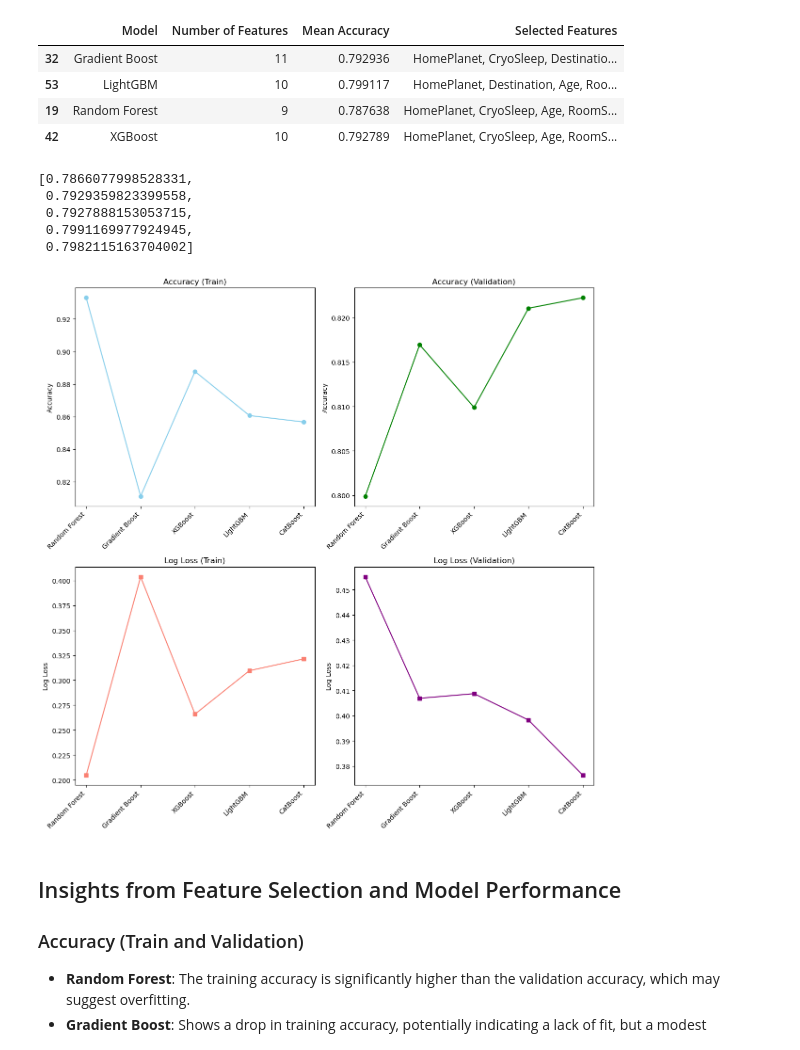
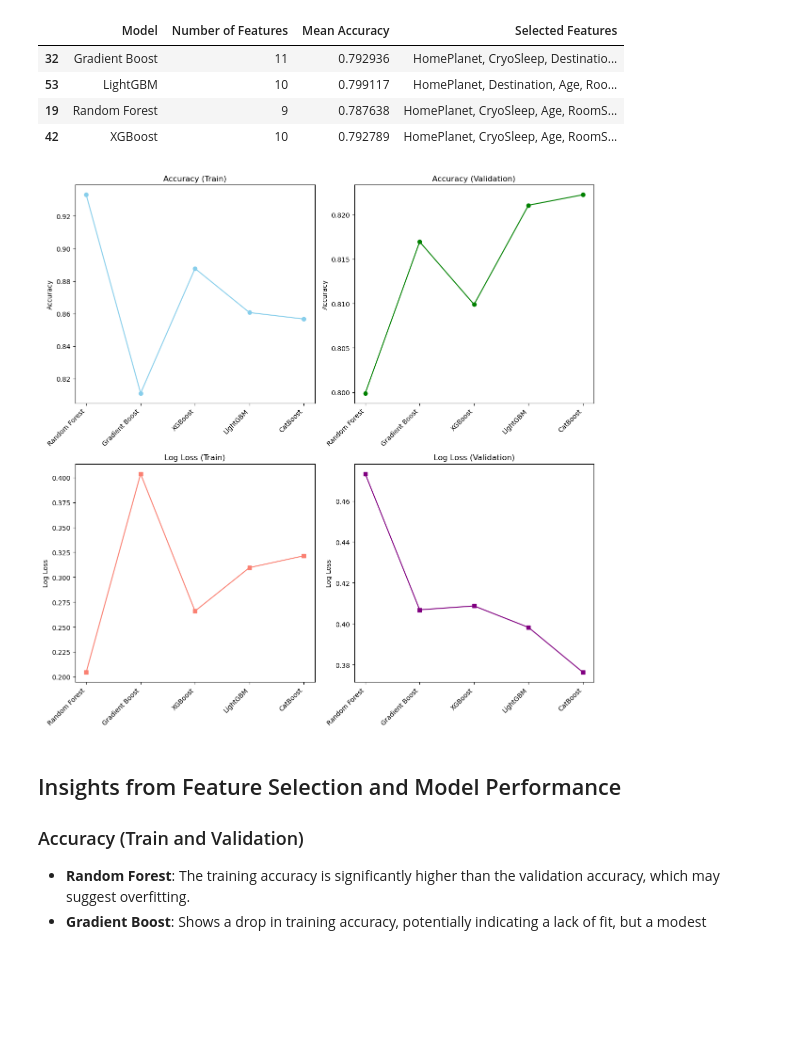
Before and after one commit to Greywolfie01/ML-Project, a Jupyter notebook: Decision_trees.ipynb, the cells around one changed output. Cells and saved outputs as stored; diff of their text form; code cells hidden in the pictures; blank space fills up the shorter version.

Commit message:
Only add final graphs

```diff
--- a/Decision_trees.ipynb
+++ b/Decision_trees.ipynb
@@ -546,19 +546,17 @@ X_cv = decision_tree_df[all_features]
 y_cv = decision_tree_df['Transported'].astype(int)  # Ensure that target is integer encoded
 
 # Initialize CatBoost with the appropriate parameters, including the categorical features
-cb_model = CatBoostClassifier(
+cb_model_pool = CatBoostClassifier(
     silent=True,
     cat_features=categorical_cols  # Specify which features are categorical
 )
 
 # Perform cross-validation using CatBoost's Pool to handle categorical features
-cv_accuracies = cross_val_score(cb_model, X_cv, y_cv, cv=5, scoring='accuracy')
+cv_accuracies = cross_val_score(cb_model_pool, X_cv, y_cv, cv=5, scoring='accuracy')
 cv_mean_accuracy = np.mean(cv_accuracies)
 
 # Store the cross-validation accuracy
 metrics['Accuracy (CV)'].append(cv_mean_accuracy)
-
-display(metrics['Accuracy (CV)'])
 
 # Convert predictions from strings to booleans if necessary
 cb_y_train_pred = [True if pred == 'True' else False for pred in cb_y_train_pred]
@@ -574,39 +572,34 @@ model_indices = range(len(metrics["Model"]))
 axs[0, 0].plot(model_indices, metrics["Accuracy (Train)"], marker='o', linestyle='-', color='skyblue')
 axs[0, 0].set_title('Accuracy (Train)')
 axs[0, 0].set_xticks(model_indices)
 axs[0, 0].set_xticklabels(metrics["Model"], rotation=45, ha='right')
 axs[0, 0].set_ylabel('Accuracy')
 
 # Line plot for Accuracy (Validation)
 axs[0, 1].plot(model_indices, metrics["Accuracy (Validation)"], marker='o', linestyle='-', color='green')
 axs[0, 1].set_title('Accuracy (Validation)')
 axs[0, 1].set_xticks(model_indices)
 axs[0, 1].set_xticklabels(metrics["Model"], rotation=45, ha='right')
 axs[0, 1].set_ylabel('Accuracy')
 
 # Line plot for Log Loss (Train)
 axs[1, 0].plot(model_indices, metrics["Log Loss (Train)"], marker='s', linestyle='-', color='salmon')
 axs[1, 0].set_title('Log Loss (Train)')
 axs[1, 0].set_xticks(model_indices)
 axs[1, 0].set_xticklabels(metrics["Model"], rotation=45, ha='right')
 axs[1, 0].set_ylabel('Log Loss')
 
 # Line plot for Log Loss (Validation)
 axs[1, 1].plot(model_indices, metrics["Log Loss (Validation)"], marker='s', linestyle='-', color='purple')
 axs[1, 1].set_title('Log Loss (Validation)')
 axs[1, 1].set_xticks(model_indices)
 axs[1, 1].set_xticklabels(metrics["Model"], rotation=45, ha='right')
 axs[1, 1].set_ylabel('Log Loss')
 
 plt.tight_layout()
 plt.show()
 # %% [output]
-[0.7866077998528331,
- 0.7929359823399558,
- 0.7927888153053715,
- 0.7991169977924945,
- 0.7982115163704002]
-[figure, old version]
+[figure, new version]
 # %%
 import pandas as pd
 from sklearn.impute import SimpleImputer
```
Also changed, not shown: parts of 7 cells of this notebook.
